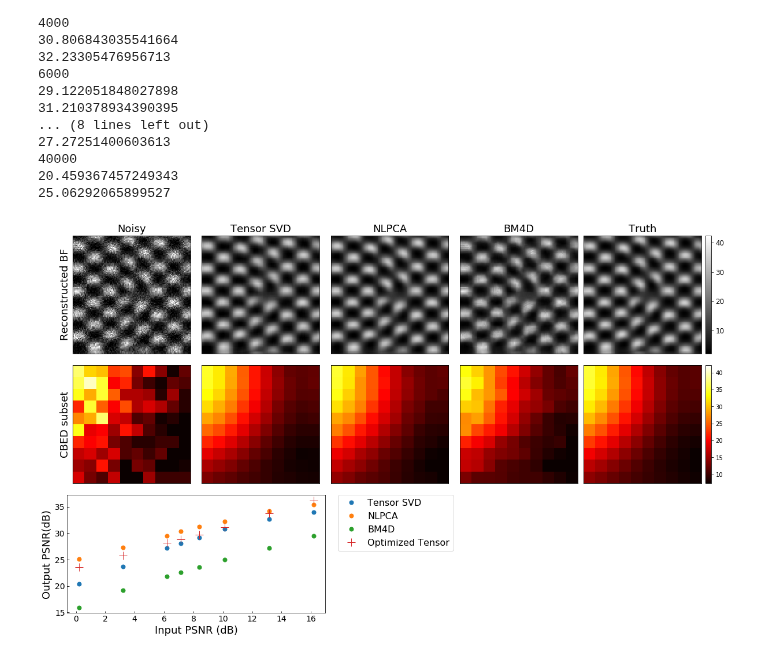
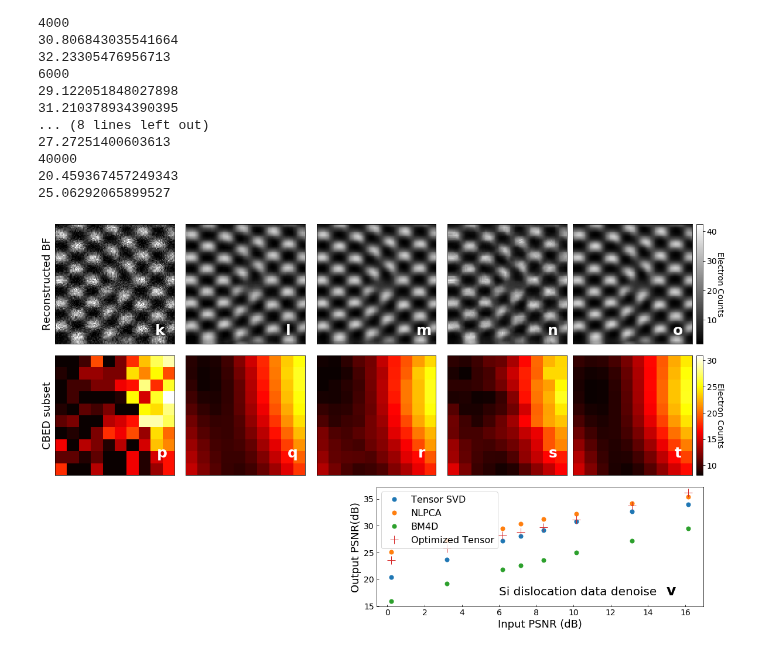
Before and after one commit to CY-Zhang/PyProcessingCodes, a Jupyter notebook: TensorDenoise/VisulizeResult_DenoiseMethodsComparison.ipynb, the cells around one changed output. Saved outputs shown, nothing was run; the diff lists cells and outputs as text; code cells hidden in the pictures.

Commit message:
Methods comparison code modified and cleaned

```diff
--- a/TensorDenoise/VisulizeResult_DenoiseMethodsComparison.ipynb
+++ b/TensorDenoise/VisulizeResult_DenoiseMethodsComparison.ipynb
@@ -255,97 +284,109 @@ clim_low = np.amin(truth_data[:,:,iframe])
 clim_high = np.amax(truth_data[:,:,iframe])
 
 
-fig.add_subplot(351)
+ax = fig.add_subplot(351)
 plt.imshow(raw_data[:,:,iframe],clim=[clim_low,clim_high*1.2],cmap='gray')
 plt.xticks([])
 plt.yticks([])
-plt.title('Noisy',fontsize=18)
 plt.ylabel('Reconstructed BF', fontsize=18)
+ax.text(95,105,'k',fontsize=25, color='white', fontweight='bold')
 
-fig.add_subplot(352)
+
+ax = fig.add_subplot(352)
 plt.imshow(tensor_denoised[:,:,iframe],clim=[clim_low,clim_high*1.2],cmap='gray')
 plt.xticks([])
 plt.yticks([])
-plt.title('Tensor SVD',fontsize=18)
+ax.text(95,105,'l',fontsize=25, color='white', fontweight='bold')
 
-fig.add_subplot(353)
+
+ax = fig.add_subplot(353)
 plt.imshow(NLPCA_denoised[:,:,iframe],clim=[clim_low,clim_high*1.2],cmap='gray')
 plt.xticks([])
 plt.yticks([])
-plt.title('NLPCA',fontsize=18)
+ax.text(95,105,'m',fontsize=25, color='white', fontweight='bold')
 
-fig.add_subplot(354)
+
+ax = fig.add_subplot(354)
 plt.imshow(BM4D_denoised[:,:,iframe],clim=[clim_low,clim_high*1.2],cmap='gray')
 plt.xticks([])
 plt.yticks([])
-plt.title('BM4D',fontsize=18)
+ax.text(95,105,'n',fontsize=25, color='white', fontweight='bold')
+
 
 ax = fig.add_subplot(355)
 im = ax.imshow(truth_data[:,:,iframe],clim=[clim_low,clim_high*1.2],cmap='gray')
 plt.xticks([])
 plt.yticks([])
-plt.title('Truth',fontsize=18)
+ax.text(95,105,'o',fontsize=25, color='white', fontweight='bold')
+
 
 divider = make_axes_locatable(ax)
 cax = divider.append_axes("right", size="5%", pad=0.1)
 cbar = plt.colorbar(im, cax=cax)
-cbar.ax.tick_params(labelsize=12)
-
-# cbar = plt.colorbar(fraction = 0.046, pad = 0.04)
-# cbar.ax.tick_params(labelsize = 12)
-# cbar.set_label('Electron Counts',rotation=270)
+cbar.ax.tick_params(labelsize=14)
+cbar.set_label('Electron Counts',rotation=270,fontsize=14, labelpad = 12)
 
 # plot subset of CBED patterns
-rx = 10
-ry = 10
+rx = 50
+ry = 50
 clim_low = np.amin(truth_data[rx,ry,:])
 clim_high = np.amax(truth_data[rx,ry,:])
 
-fig.add_subplot(356)
+ax = fig.add_subplot(356)
 plt.imshow(raw_data[rx,ry,:].reshape(10,10),clim=[clim_low,clim_high*1.2],cmap='hot')
 plt.xticks([])
 plt.yticks([])
 plt.ylabel('CBED subset', fontsize=18)
+ax.text(8,8,'p',fontsize=25, color='white', fontweight='bold')
 
-fig.add_subplot(357)
+ax = fig.add_subplot(357)
 plt.imshow(tensor_denoised[rx,ry,:].reshape(10,10),clim=[clim_low,clim_high*1.2],cmap='hot')
 plt.xticks([])
 plt.yticks([])
+ax.text(8,8,'q',fontsize=25, color='white', fontweight='bold')
 
-fig.add_subplot(358)
+ax = fig.add_subplot(358)
 plt.imshow(NLPCA_denoised[rx,ry,:].reshape(10,10),clim=[clim_low,clim_high*1.2],cmap='hot')
 plt.xticks([])
 plt.yticks([])
+ax.text(8,8,'r',fontsize=25, color='white', fontweight='bold')
 
-fig.add_subplot(359)
+ax = fig.add_subplot(359)
 plt.imshow(BM4D_denoised[rx,ry,:].reshape(10,10),clim=[clim_low,clim_high*1.2],cmap='hot')
 plt.xticks([])
 plt.yticks([])
+ax.text(8,8,'s',fontsize=25, color='white', fontweight='bold')
 
 ax = fig.add_subplot(3,5,10)
 im = plt.imshow(truth_data[rx,ry,:].reshape(10,10),clim=[clim_low,clim_high*1.2],cmap='hot')
 plt.xticks([])
 plt.yticks([])
+ax.text(8,8,'t',fontsize=25, color='white', fontweight='bold')
+
 
 divider = make_axes_locatable(ax)
 cax = divider.append_axes("right", size="5%", pad=0.1)
-plt.colorbar(im, cax=cax)
-# cbar.set_label('Electron Counts',rotation=270,fontsize=14)
+cbar = plt.colorbar(im, cax=cax)
+cbar.ax.tick_params(labelsize=14)
+cbar.set_label('Electron Counts',rotation=270,fontsize=14, labelpad = 12)
 
-ax3 = plt.subplot2grid((3, 5), (2, 0), colspan=2)
+ax3 = plt.subplot2grid((3, 4), (2, 2), colspan=2)
 ax3.plot(PSNR_list[3,:], PSNR_list[0,:], '.',markersize=14, label = 'Tensor SVD')
 ax3.plot(PSNR_list[3,:], PSNR_list[1,:], '.',markersize=14, label = 'NLPCA')
 ax3.plot(PSNR_list[3,:], PSNR_list[2,:], '.',markersize=14, label = 'BM4D')
-ax3.plot(PSNR_list[3,:], PSNR_list[4,:], '+',markersize=14, label = 'Optimized Tensor')
+ax3.plot(PSNR_list[3,:], PSNR_list[4,:], '+', markersize=14, label = 'Optimized Tensor')
 plt.xlabel('Input PSNR (dB)',fontsize=18)
 plt.ylabel('Output PSNR(dB)',fontsize=18)
-plt.legend(bbox_to_anchor=(1.05, 1), loc='upper left', borderaxespad=0.,fontsize=16)
+plt.legend(fontsize=16, loc='upper left')
+# plt.legend(bbox_to_anchor=(1.05, 1), loc='upper left', borderaxespad=0.,fontsize=16)
 ax3.tick_params(direction='in',labelsize = 14)
+ax3.text(15,17,'v',fontsize=25, color='black', fontweight='bold')
+ax3.text(6,17,'Si dislocation data denoise',fontsize=20, color='black')
 
 fig.subplots_adjust(wspace = 0.0, hspace = 0.1)
-fig.savefig('/srv/home/chenyu/TensorDenoise/Simulatons/STO_simulation/SiDisl_DiffMethods.tif')
+fig.savefig('/srv/home/chenyu/TensorDenoise/Simulatons/Si_dislocation_simulations/SiDisl_DiffMethods.tif')
 # %% [output]
-[figure, old version]
+[figure, new version]
 # %%
 def psnr(truth, denoise):
     mse = np.mean( (truth - denoise) ** 2 )
```
Also changed, not shown: parts of 8 cells of this notebook.
